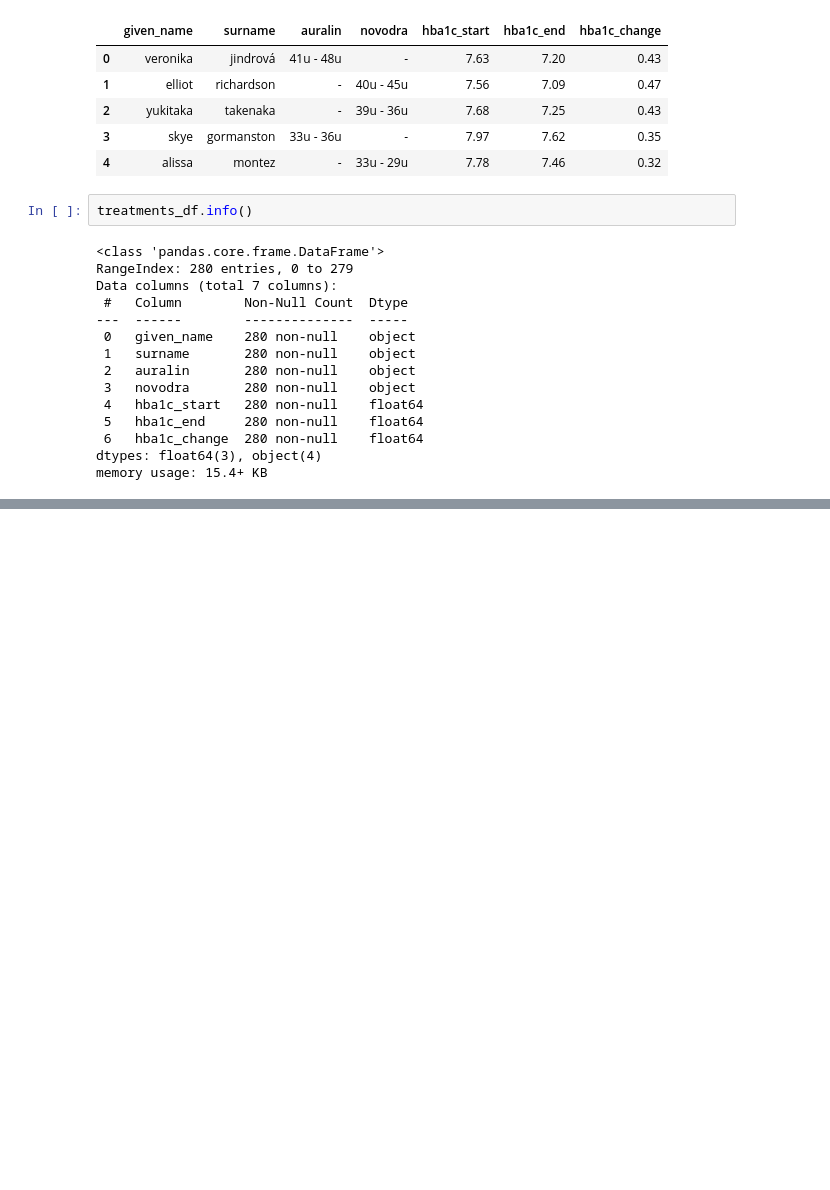
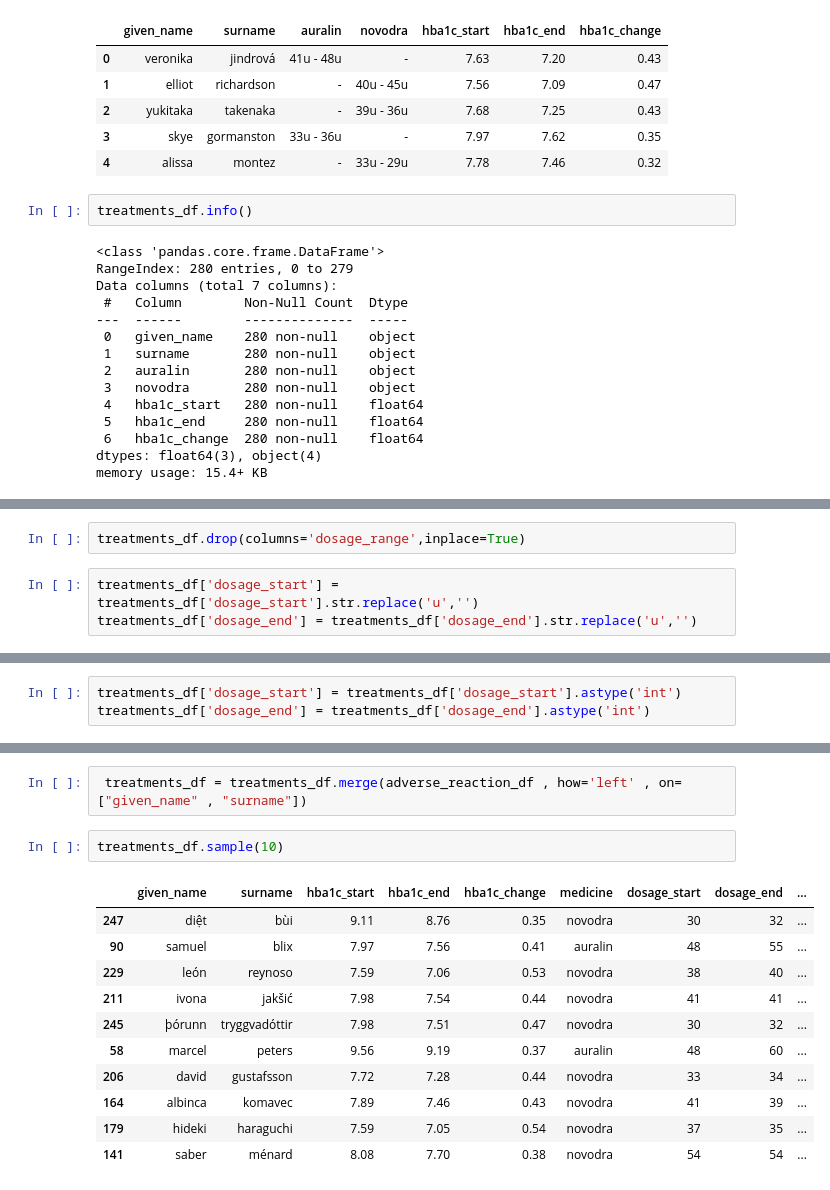
Before and after one commit to Satyaa9/DSML, a Jupyter notebook: DataAnalysis.ipynb, the cells around one changed output, grey strips where cells are left out. Drawn from its saved outputs; the diff is of its cells as text; blank space fills up the shorter version.

```diff
--- a/DataAnalysis.ipynb
+++ b/DataAnalysis.ipynb
@@ -303,0 +431,5 @@ memory usage: 15.4+ KB
+# %%
+treatments_df.drop(columns='dosage_range',inplace=True)
+# %%
+treatments_df['dosage_start'] = treatments_df['dosage_start'].str.replace('u','')
+treatments_df['dosage_end'] = treatments_df['dosage_end'].str.replace('u','')
@@ -303,0 +454,3 @@ memory usage: 15.4+ KB
+# %%
+treatments_df['dosage_start'] = treatments_df['dosage_start'].astype('int')
+treatments_df['dosage_end'] = treatments_df['dosage_end'].astype('int')
@@ -303,0 +506,16 @@ memory usage: 15.4+ KB
+# %%
+ treatments_df = treatments_df.merge(adverse_reaction_df , how='left' , on=["given_name" , "surname"])
+# %%
+treatments_df.sample(10)
+# %% [output]
+|  | given_name | surname | hba1c_start | hba1c_end | hba1c_change | medicine | dosage_start | dosage_end | ... |
+| 247 | diệt | bùi | 9.11 | 8.76 | 0.35 | novodra | 30 | 32 | ... |
+| 90 | samuel | blix | 7.97 | 7.56 | 0.41 | auralin | 48 | 55 | ... |
+| 229 | león | reynoso | 7.59 | 7.06 | 0.53 | novodra | 38 | 40 | ... |
+| 211 | ivona | jakšić | 7.98 | 7.54 | 0.44 | novodra | 41 | 41 | ... |
+| 245 | þórunn | tryggvadóttir | 7.98 | 7.51 | 0.47 | novodra | 30 | 32 | ... |
+| 58 | marcel | peters | 9.56 | 9.19 | 0.37 | auralin | 48 | 60 | ... |
+| 206 | david | gustafsson | 7.72 | 7.28 | 0.44 | novodra | 33 | 34 | ... |
+| 164 | albinca | komavec | 7.89 | 7.46 | 0.43 | novodra | 41 | 39 | ... |
+| 179 | hideki | haraguchi | 7.59 | 7.05 | 0.54 | novodra | 37 | 35 | ... |
+| 141 | saber | ménard | 8.08 | 7.70 | 0.38 | novodra | 54 | 54 | ... |
```
Also changed, not shown: parts of 21 cells of this notebook, 1 other file.
